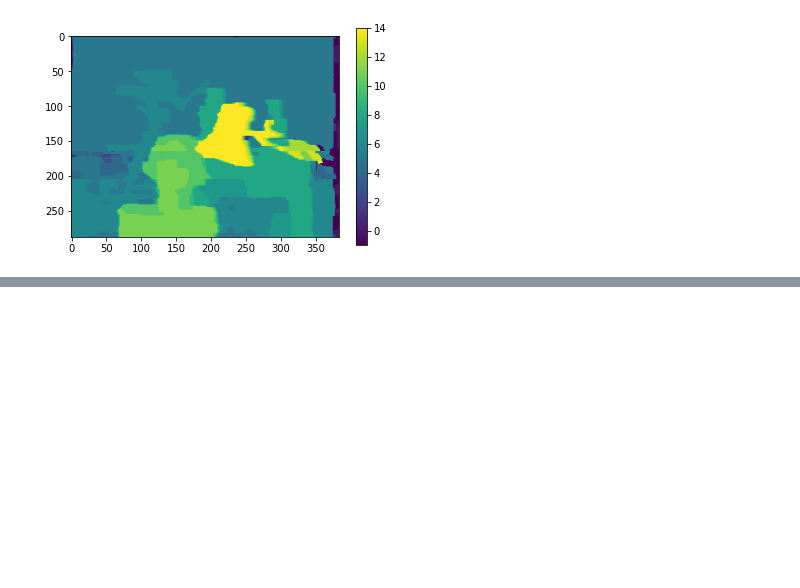
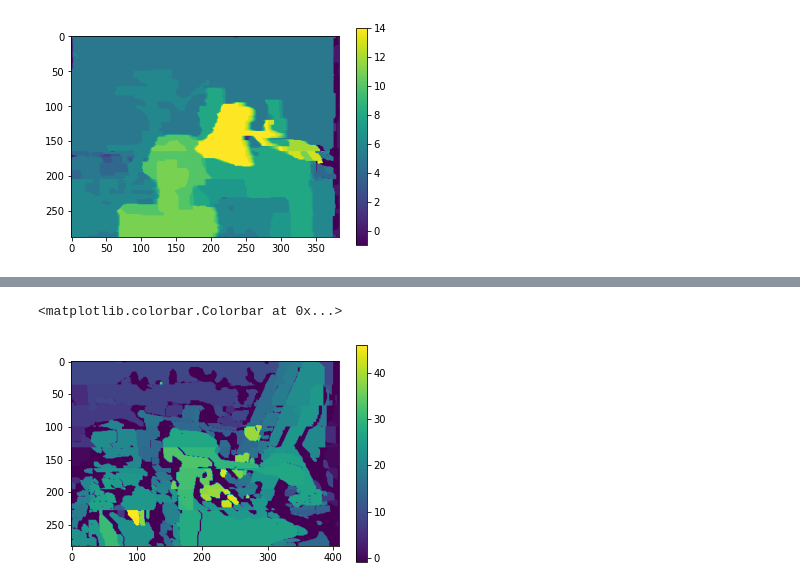
Before and after one commit to BaldPulse/Stereo_depth_energy, a Jupyter notebook: stiching.ipynb, the cells around one changed output, grey strips where cells are left out. Cells and saved outputs as stored; diff of their text form; code cells hidden in the pictures; blank space fills up the shorter version.

```diff
--- a/stiching.ipynb
+++ b/stiching.ipynb
@@ -105,0 +106,8 @@ plt.colorbar()
+# %%
+partial4 = load_partial("run\\Adirondack", 283, 40, 8)
+full4 = stitch(partial4, 283, 40, 8)
+plt.imshow(full4)
+plt.colorbar()
+# %% [output]
+<matplotlib.colorbar.Colorbar at 0x...>
+[figure, added]
```
Also changed, not shown: parts of 8 cells of this notebook, 1 other file.
